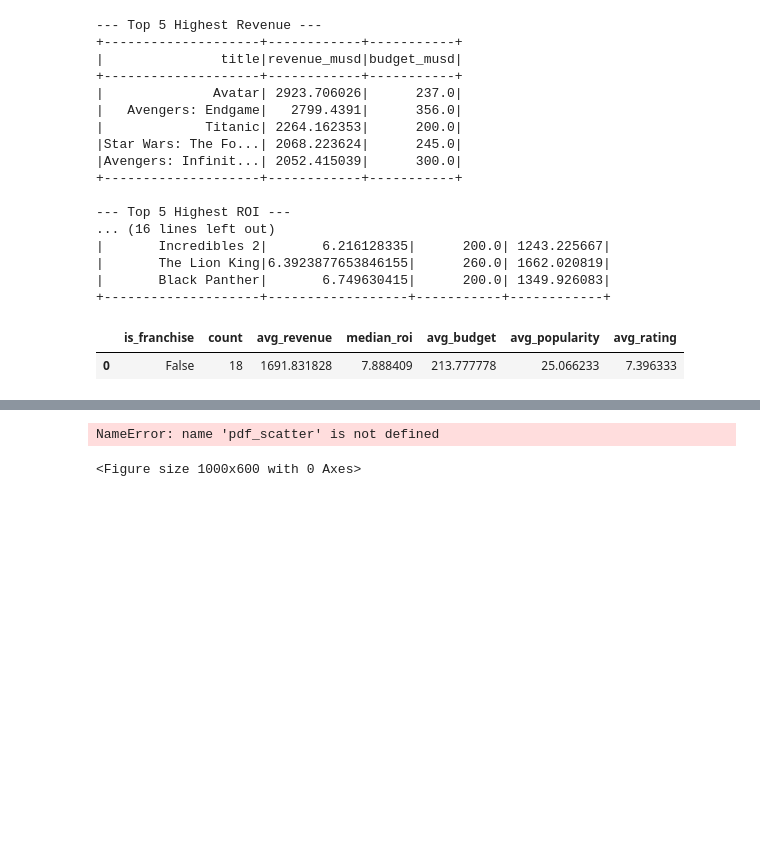
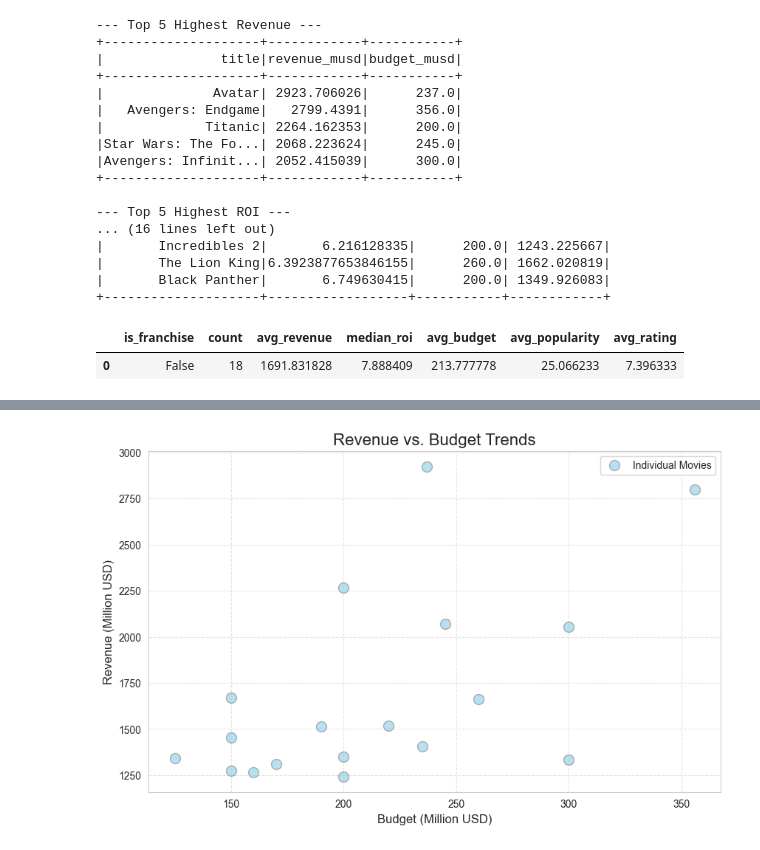
Before and after one commit to jill-break/DEM05-Big-Data-Module-Lab-1-TMDB-Movie-Data-Analysis-using-Spark, a Jupyter notebook: notebooks/spark_lab.ipynb, the cells around one changed output, grey strips where cells are left out. Cells and saved outputs as stored; diff of their text form; code cells hidden in the pictures; blank space fills up the shorter version.

Commit message:
added visualization script

```diff
--- a/notebooks/spark_lab.ipynb
+++ b/notebooks/spark_lab.ipynb
@@ -191,18 +191,6 @@ NameError: name 'pdf_genre' is not defined
 # %%
-# Cell 9: Revenue vs. Budget Trends
-plt.figure(figsize=(10, 6))
-
-plt.scatter(pdf_scatter['budget_musd'], pdf_scatter['revenue_musd'],
-            alpha=0.6, s=100, color='skyblue', edgecolors='grey', label='Individual Movies')
-
-plt.title('Revenue vs. Budget Trends', fontsize=16)
-plt.xlabel('Budget (Million USD)', fontsize=12)
-plt.ylabel('Revenue (Million USD)', fontsize=12)
-plt.grid(True, linestyle='--', alpha=0.5)
-plt.legend()
-
-plt.show()
+# Cell 9
+plot_revenue_vs_budget(pdf_scatter)
 # %% [output]
-NameError: name 'pdf_scatter' is not defined
-<Figure size 1000x600 with 0 Axes>
+[figure, added]
 # %%
```
Also changed, not shown: parts of 6 cells of this notebook.
